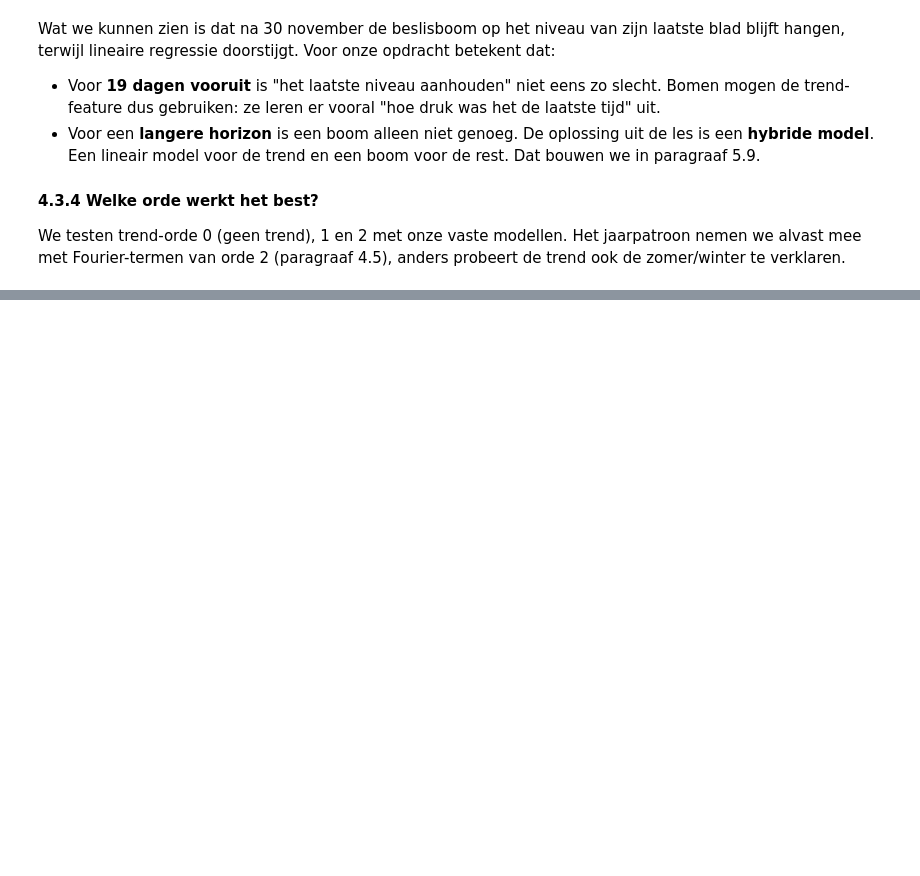
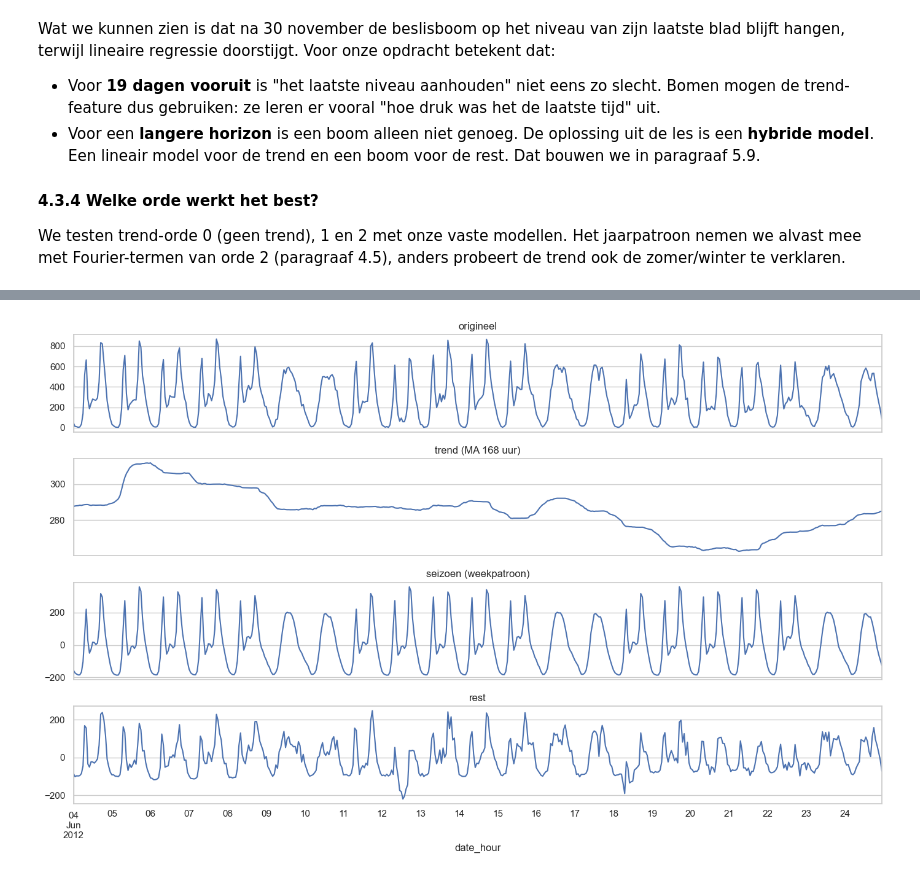
Before and after one commit to AlishaSR2k5/verhuuraantallen-voorspellen, a Jupyter notebook: notebook.ipynb, the cells around one changed output, grey strips where cells are left out. Drawn from its saved outputs; the diff is of its cells as text; code cells hidden in the pictures; blank space fills up the shorter version.

Commit message:
beste orde gechecked, seizoenscomponent berekenen, 1 lijn per week, seasonal_decompose, beginnetje aan fourier analyse

```diff
--- a/notebook.ipynb
+++ b/notebook.ipynb
@@ -1297,0 +1334,25 @@ anders probeert de trend ook de zomer/winter te verklaren.
+# %%
+cnt = dfh['cnt']
+# Stap 1: trend (moving average over één periode) eraf halen
+trend_week = cnt.rolling(window=168, center=True).mean()
+detrended = cnt - trend_week
+# Stap 2: gemiddelde per uur van de week (0 = maandag 0:00, 167 = zo 23:00)
+hour_of_week = dfh['Day'] * 24 + dfh['Hour']
+season = detrended.groupby(hour_of_week).mean()
+# Stap 3: centreren rond 0
+season = season - season.mean()
+# Stap 4: herhalen voor elke week
+seasonal = hour_of_week.map(season)
+resid = detrended - seasonal
+
+# Drie weken in juni 2012 laten zien
+period = slice('2012-06-04', '2012-06-24')
+parts = {'origineel': cnt, 'trend (MA 168 uur)': trend_week,
+         'seizoen (weekpatroon)': seasonal, 'rest': resid}
+fig, ax = plt.subplots(4, 1, figsize=(14, 9), sharex=True)
+for a, (name, series) in zip(ax, parts.items()):
+    series[period].plot(ax=a, title=name)
+plt.tight_layout()
+plt.show()
+# %% [output]
+[figure, added]
```
Also changed, not shown: parts of 8 cells of this notebook.
